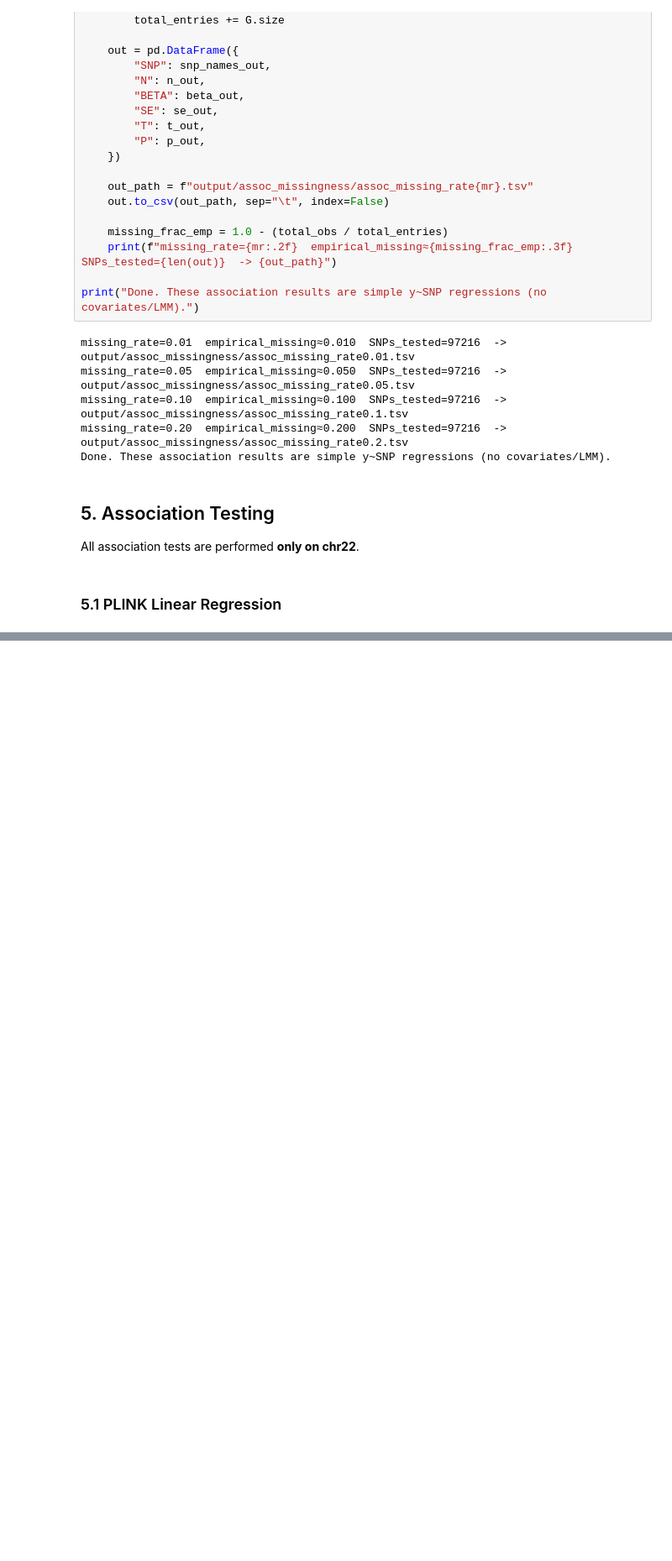
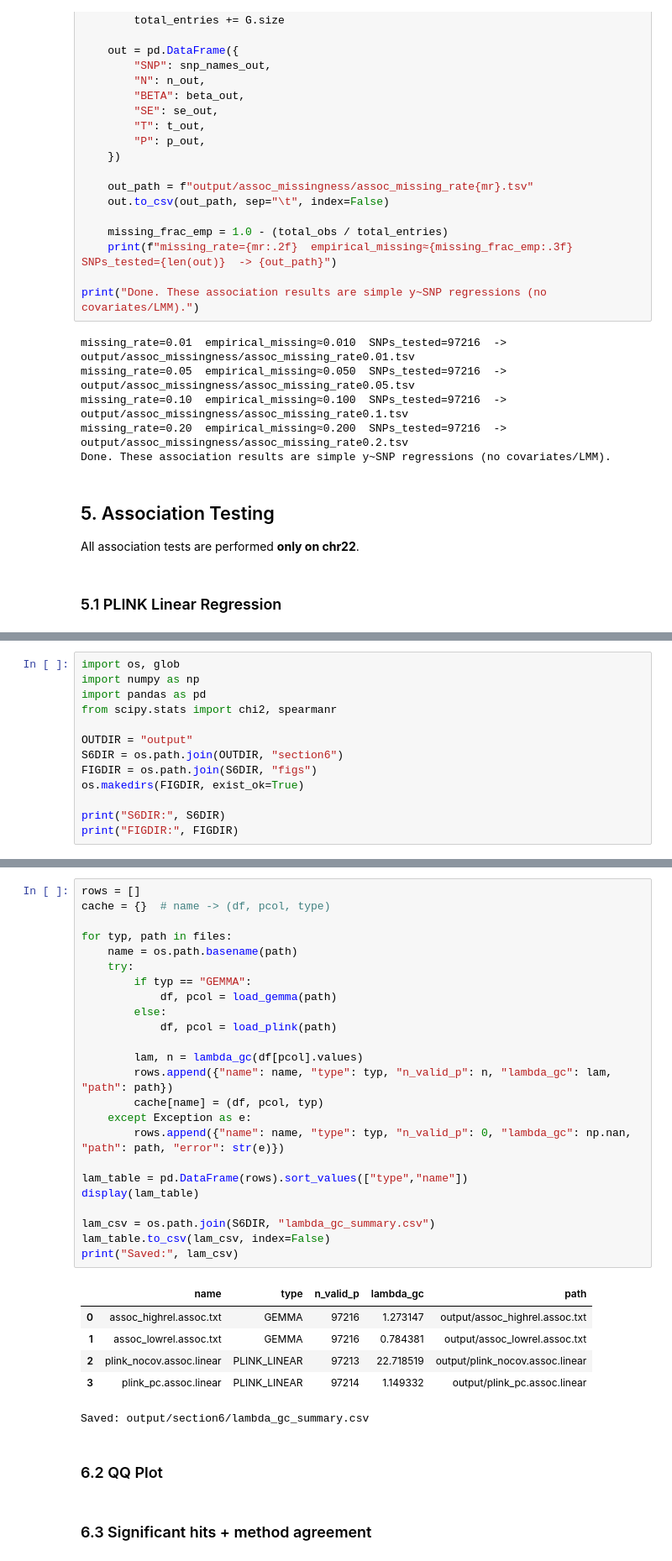
Before and after one commit to jhhuangchloe/CSE284, a Jupyter notebook: main.ipynb, the cells around one changed output, grey strips where cells are left out. Shown at 84% size. Cells and saved outputs as stored; diff of their text form; blank space fills up the shorter version.

```diff
--- a/main.ipynb
+++ b/main.ipynb
@@ -779,0 +849,13 @@ Warning: Skipping --logistic since less than two phenotypes are present.
+# %%
+import os, glob
+import numpy as np
+import pandas as pd
+from scipy.stats import chi2, spearmanr
+
+OUTDIR = "output"
+S6DIR = os.path.join(OUTDIR, "section6")
+FIGDIR = os.path.join(S6DIR, "figs")
+os.makedirs(FIGDIR, exist_ok=True)
+
+print("S6DIR:", S6DIR)
+print("FIGDIR:", FIGDIR)
@@ -779,0 +918,35 @@ Warning: Skipping --logistic since less than two phenotypes are present.
+# %%
+rows = []
+cache = {}  # name -> (df, pcol, type)
+
+for typ, path in files:
+    name = os.path.basename(path)
+    try:
+        if typ == "GEMMA":
+            df, pcol = load_gemma(path)
+        else:
+            df, pcol = load_plink(path)
+
+        lam, n = lambda_gc(df[pcol].values)
+        rows.append({"name": name, "type": typ, "n_valid_p": n, "lambda_gc": lam, "path": path})
+        cache[name] = (df, pcol, typ)
+    except Exception as e:
+        rows.append({"name": name, "type": typ, "n_valid_p": 0, "lambda_gc": np.nan, "path": path, "error": str(e)})
+
+lam_table = pd.DataFrame(rows).sort_values(["type","name"])
+display(lam_table)
+
+lam_csv = os.path.join(S6DIR, "lambda_gc_summary.csv")
+lam_table.to_csv(lam_csv, index=False)
+print("Saved:", lam_csv)
+# %% [output]
+|  | name | type | n_valid_p | lambda_gc | path |
+| 0 | assoc_highrel.assoc.txt | GEMMA | 97216 | 1.273147 | output/assoc_highrel.assoc.txt |
+| 1 | assoc_lowrel.assoc.txt | GEMMA | 97216 | 0.784381 | output/assoc_lowrel.assoc.txt |
+| 2 | plink_nocov.assoc.linear | PLINK_LINEAR | 97213 | 22.718519 | output/plink_nocov.assoc.linear |
+| 3 | plink_pc.assoc.linear | PLINK_LINEAR | 97214 | 1.149332 | output/plink_pc.assoc.linear |
+Saved: output/section6/lambda_gc_summary.csv
+# %% [markdown]
+### 6.2 QQ Plot
+# %% [markdown]
+### 6.3 Significant hits + method agreement
```
Also changed, not shown: parts of 14 cells of this notebook, 14 other files.
